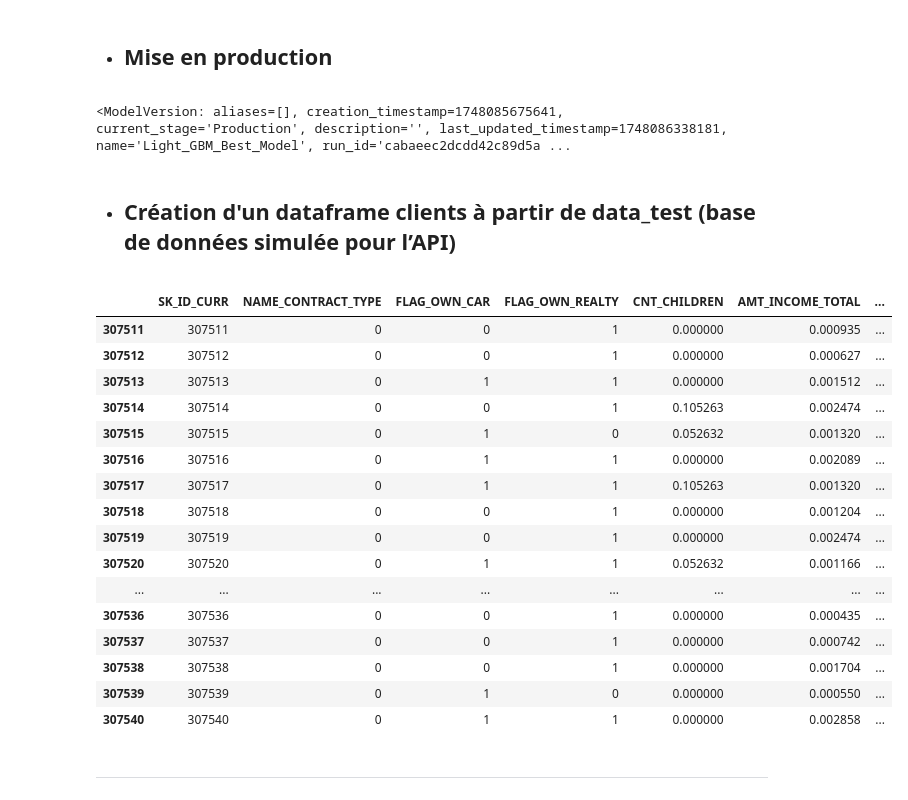
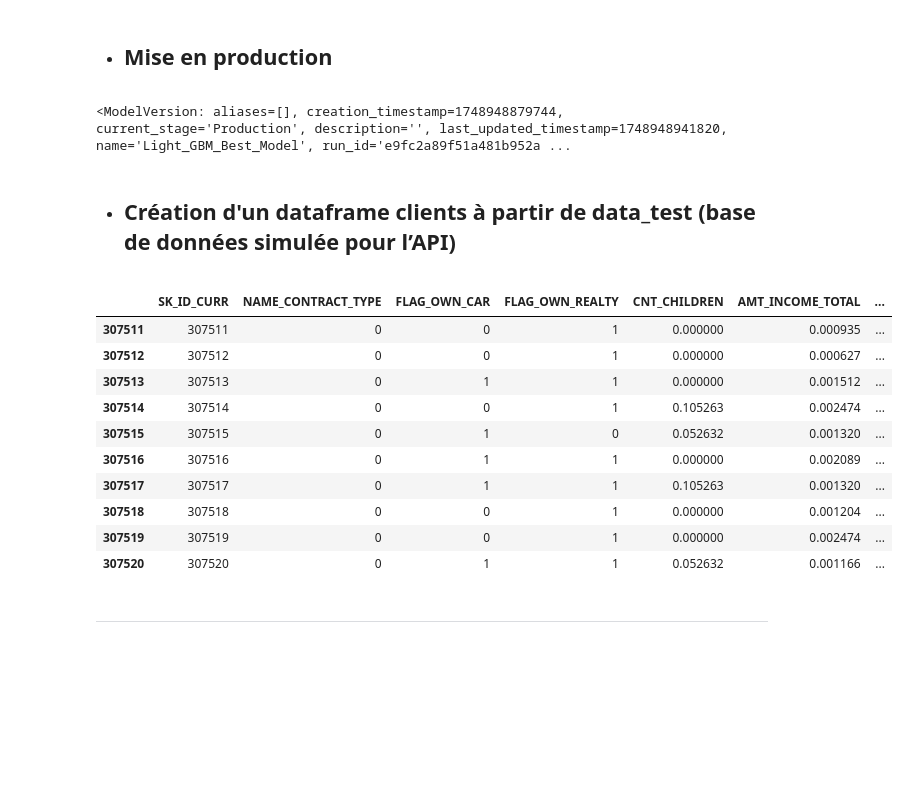
Before and after one commit to MatyKane/P7_Modele_Scoring, a Jupyter notebook: notebooks/02_model_training_with_mlflow.ipynb, the cells around one changed output. Cells and saved outputs as stored; diff of their text form; code cells hidden in the pictures; blank space fills up the shorter version.

Commit message:
Version finale

```diff
--- a/notebooks/02_model_training_with_mlflow.ipynb
+++ b/notebooks/02_model_training_with_mlflow.ipynb
@@ -1710,9 +1800,9 @@ mlflow.search_runs()
 # %%
 client = mlflow.tracking.MlflowClient()
 
-# Remplacer par le nom dU modèle et le numéro de version
+# Remplacement par le nom dU modèle et le numéro de version
 model_name = "Light_GBM_Best_Model"
-model_version = 1
+model_version = 8
 
 # Promotion en Production
 client.transition_model_version_stage(
@@ -1721,7 +1811,7 @@ client.transition_model_version_stage(
     stage="Production"
 )
 # %% [output]
-<ModelVersion: aliases=[], creation_timestamp=1748085675641, current_stage='Production', description='', last_updated_timestamp=1748086338181, name='Light_GBM_Best_Model', run_id='cabaeec2dcdd42c89d5a ...
+<ModelVersion: aliases=[], creation_timestamp=1748948879744, current_stage='Production', description='', last_updated_timestamp=1748948941820, name='Light_GBM_Best_Model', run_id='e9fc2a89f51a481b952a ...
 # %% [markdown]
 * ## **Création d'un dataframe clients à partir de data_test (base de données simulée pour l’API)**
 # %%
@@ -1729,25 +1819,19 @@ df_clients_api = data_test.copy()
 df_clients_api["SK_ID_CURR"] = df_clients_api.index
 df_clients_api.to_csv("clients_test.csv", index=False)
 # %%
-df_clients_api.head(30)
+df_clients_api.head(10)
 # %% [output]
 |  | SK_ID_CURR | NAME_CONTRACT_TYPE | FLAG_OWN_CAR | FLAG_OWN_REALTY | CNT_CHILDREN | AMT_INCOME_TOTAL | ... |
 | 307511 | 307511 | 0 | 0 | 1 | 0.000000 | 0.000935 | ... |
 | 307512 | 307512 | 0 | 0 | 1 | 0.000000 | 0.000627 | ... |
 | 307513 | 307513 | 0 | 1 | 1 | 0.000000 | 0.001512 | ... |
 | 307514 | 307514 | 0 | 0 | 1 | 0.105263 | 0.002474 | ... |
 | 307515 | 307515 | 0 | 1 | 0 | 0.052632 | 0.001320 | ... |
 | 307516 | 307516 | 0 | 1 | 1 | 0.000000 | 0.002089 | ... |
 | 307517 | 307517 | 0 | 1 | 1 | 0.105263 | 0.001320 | ... |
 | 307518 | 307518 | 0 | 0 | 1 | 0.000000 | 0.001204 | ... |
 | 307519 | 307519 | 0 | 0 | 1 | 0.000000 | 0.002474 | ... |
 | 307520 | 307520 | 0 | 1 | 1 | 0.052632 | 0.001166 | ... |
-| ... | ... | ... | ... | ... | ... | ... | ... |
-| 307536 | 307536 | 0 | 0 | 1 | 0.000000 | 0.000435 | ... |
-| 307537 | 307537 | 0 | 0 | 1 | 0.000000 | 0.000742 | ... |
-| 307538 | 307538 | 0 | 0 | 1 | 0.000000 | 0.001704 | ... |
-| 307539 | 307539 | 0 | 1 | 0 | 0.000000 | 0.000550 | ... |
-| 307540 | 307540 | 0 | 1 | 1 | 0.000000 | 0.002858 | ... |
 # %% [markdown]
 ***
 # %% [markdown]
```
Also changed, not shown: parts of 23 cells of this notebook, 49 other files.
